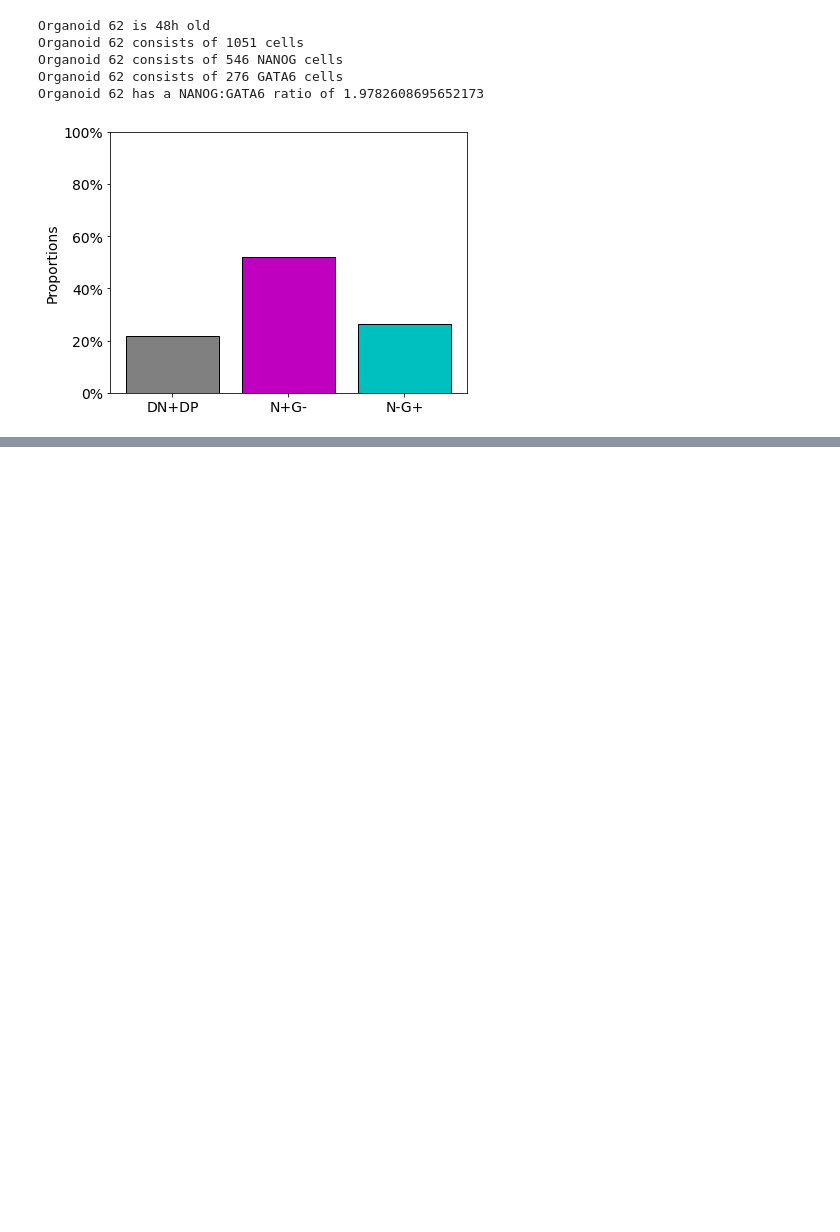
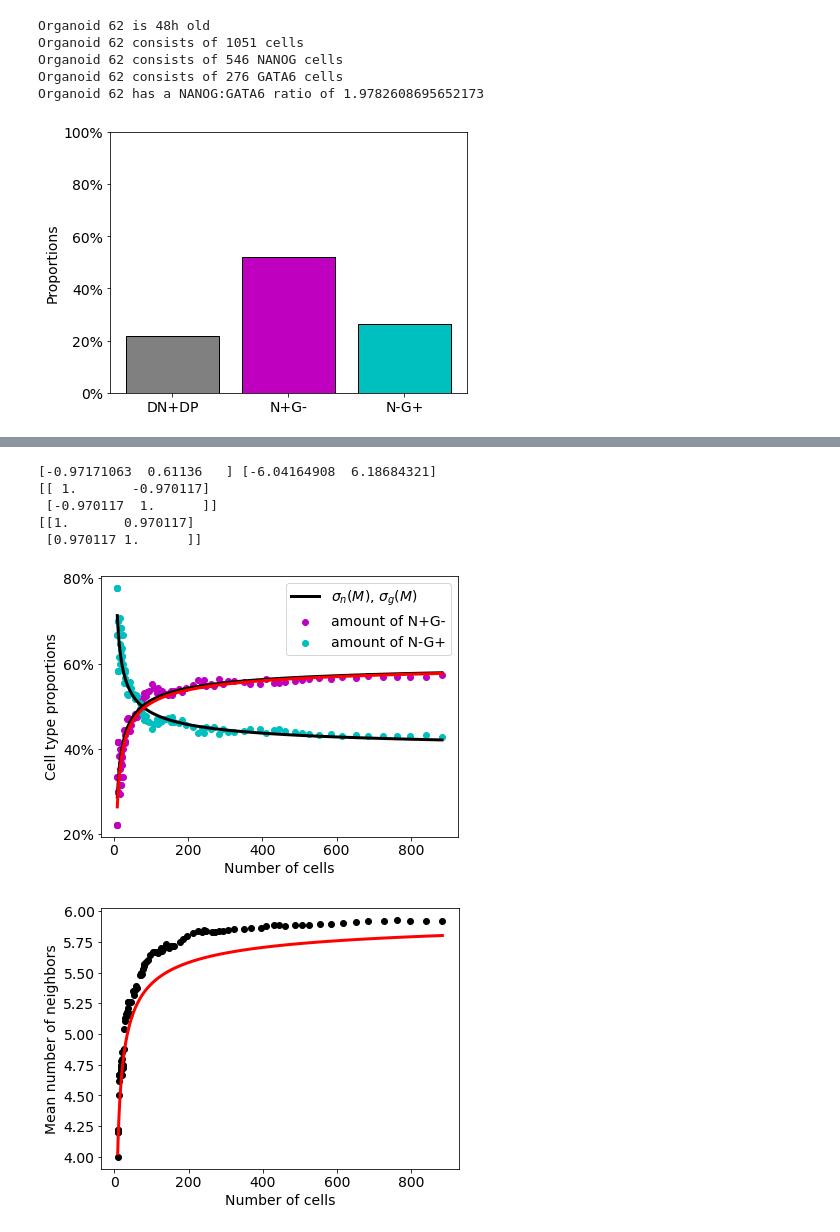
Before and after one commit to SchardtS/Cell-Differentiation, a Jupyter notebook: Data Production.ipynb, the cells around one changed output, grey strips where cells are left out. Drawn from its saved outputs; the diff is of its cells as text; code cells hidden in the pictures; blank space fills up the shorter version.

```diff
--- a/Data Production.ipynb
+++ b/Data Production.ipynb
@@ -864,0 +1015,61 @@ Organoid 62 has a NANOG:GATA6 ratio of 1.9782608695652173
+# %%
+def f(x, a, b):
+    return a*x**(-1/2)+b
+
+def g(x, a, b):
+    return a*x**(-1/2)+b
+
+def h(x, a, b):
+    return  a/g(x, *[-2*np.pi**(1/2)*1.67, 6]) + b
+
+def k(x, a, b):
+    return  a*g(x, *[-2*np.pi**(1/2)*1.67, 6]) + b
+
+def l(x, p, a, b):
+    from scipy.special import binom
+    binom_a = 0
+    for i in range(1,a+1):
+        binom_a += binom(a,i)*p**i
+    binom_b = 0
+    for i in range(1,b+1):
+        binom_b += binom(b,i)*p**i
+
+    return p*binom_a - 2*np.pi**(1/2)/x**(1/2)*p*(binom_a - binom_b)
+
+
+
+
+popt_f, pcov = curve_fit(f, size, nofN)
+popt_g, pcov = curve_fit(g, size, nofNeigh)
+print(popt_f, popt_g)
+
+plt.figure(figsize=[6.4, 4.8])
+plt.rc('font', size=14)
+plt.scatter(size, nofN*100, color='m', label='amount of N+G-')
+plt.scatter(size, nofG*100, color='c', label='amount of N-G+')
+plt.plot(size, f(size, *popt_f)*100, 'k', lw=3, label='$\sigma_n(M)$, $\sigma_g(M)$')
+plt.plot(size, 1*100-f(size, *popt_f)*100, 'k', lw=3)
+plt.plot(size, l(size, 0.237, 6, 4)*100, 'r', lw=3)
+plt.xlabel('Number of cells')
+plt.ylabel('Cell type proportions')
+ticks = [20,40,60,80]
+plt.yticks(ticks, [str(x)+'%' for x in ticks])
+plt.legend()
+
+plt.figure(figsize=[6.4, 4.8])
+plt.rc('font', size=14)
+plt.scatter(size[1:], nofNeigh[1:], color='k')
+plt.plot(size, g(size, *[-2*np.pi**(1/2)*1.67, 6]), 'r', lw=3)
+plt.xlabel('Number of cells')
+plt.ylabel('Mean number of neighbors')
+
+print(np.corrcoef(nofG, nofNeigh))
+print(np.corrcoef(nofN, nofNeigh))
+# %% [output]
+[-0.97171063  0.61136   ] [-6.04164908  6.18684321]
+[[ 1.       -0.970117]
+ [-0.970117  1.      ]]
+[[1.       0.970117]
+ [0.970117 1.      ]]
+[figure, added]
+[figure, added]
```
Also changed, not shown: parts of 11 cells of this notebook, 10 other files.
